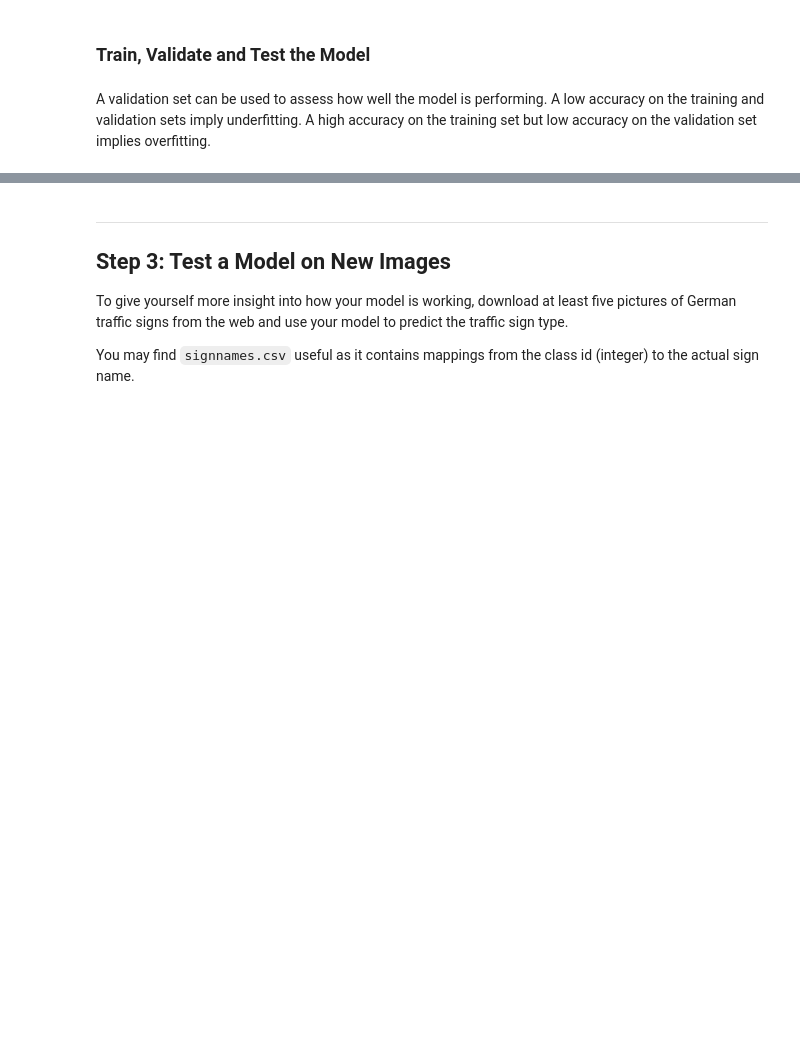
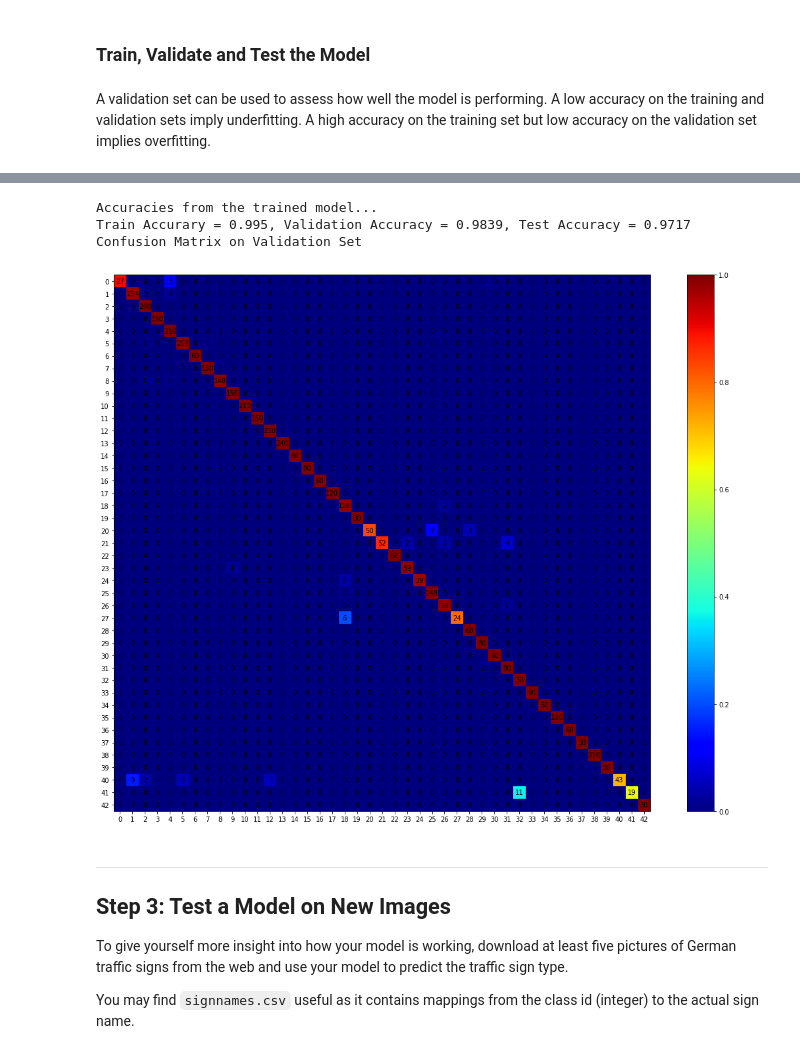
Before and after one commit to Linstancy/Traffic-Sign-Classifier, a Jupyter notebook: Traffic_Sign_Classifier.ipynb, the cells around one changed output, grey strips where cells are left out. Saved outputs shown, nothing was run; the diff lists cells and outputs as text; code cells hidden in the pictures; blank space fills up the shorter version.

Commit message:
98.36% Validation accuracy

```diff
--- a/Traffic_Sign_Classifier.ipynb
+++ b/Traffic_Sign_Classifier.ipynb
@@ -310,6 +311,8 @@ plt.imshow(X_train[0].squeeze(), cmap="gray")#drawing the first image of each cl
 # %%
-### Preprocess the data here. Preprocessing steps could include normalization, converting to grayscale, etc.
-# Preprocessing the train, validation and test dataset to have zero mean and unit variance
+# Preprocessing the training dataset to have zero mean and unit variance
+# And then, subtracting training mean from validation and test dataset and also dividing
+# validation and testing datasets from training's standard deviation
+
 from sklearn.utils import shuffle
 
 X_train = X_train.astype('float64')
@@ -327,9 +330,6 @@ X_valid /= training_std
 
 X_test -= training_mean
 X_test /= training_std
-
-# Shuffling the training set
-X_train, y_train = shuffle(X_train, y_train)
 # %% [markdown]
 ### Model Architecture
 # %%
@@ -513,3 +565,50 @@ def evaluate(X_data, y_data, data, run_id):
+# %%
+# This cell calculates the final training, validation and test accuracy for the trained model
+with tf.Session() as sess:
+    saver.restore(sess, './TrafficNet')
+    train_accuracy = evaluate(X_train[0:n_train], y_train[0:n_train])
+    validation_accuracy, valid_conf_matrix = evaluate(X_valid, y_valid, 1)
+    test_accuracy = evaluate(X_test, y_test)
+    print("Accuracies from the trained model...")
+    print("Train Accurary = {:.3f}, Validation Accuracy = {:.4f}, Test Accuracy = {:.4f}".format(train_accuracy, validation_accuracy, test_accuracy))
+    print("Confusion Matrix on Validation Set")
+    conf_arr = valid_conf_matrix.eval()
+
+# The code below creates a confusion matrix image on validation set
+norm_conf = []
+for i in conf_arr:
+    a = 0
+    tmp_arr = []
+    a = sum(i, 0)
+    for j in i:
+        tmp_arr.append(float(j)/float(a))
+    norm_conf.append(tmp_arr)
+
+fig = plt.figure(figsize=(20, 15))
+plt.clf()
+ax = fig.add_subplot(111)
+ax.set_aspect(1)
+res = ax.imshow(np.array(norm_conf), cmap=plt.cm.jet,
+                interpolation='nearest')
+
+width, height = conf_arr.shape
+
+for x in range(width):
+    for y in range(height):
+        ax.annotate(str(conf_arr[x][y]), xy=(y, x),
+                    horizontalalignment='center',
+                    verticalalignment='center')
+
+cb = fig.colorbar(res)
+alphabet = range(0,43)
+plt.xticks(range(width), alphabet[:width])
+plt.yticks(range(height), alphabet[:height])
+plt.savefig('confusion_matrix.png', format='png')
+# %% [output]
+Accuracies from the trained model...
+Train Accurary = 0.995, Validation Accuracy = 0.9839, Test Accuracy = 0.9717
+Confusion Matrix on Validation Set
+[figure, added]
 # %% [markdown]
 ---
 
```
Also changed, not shown: parts of 19 cells of this notebook, 9 other files.
